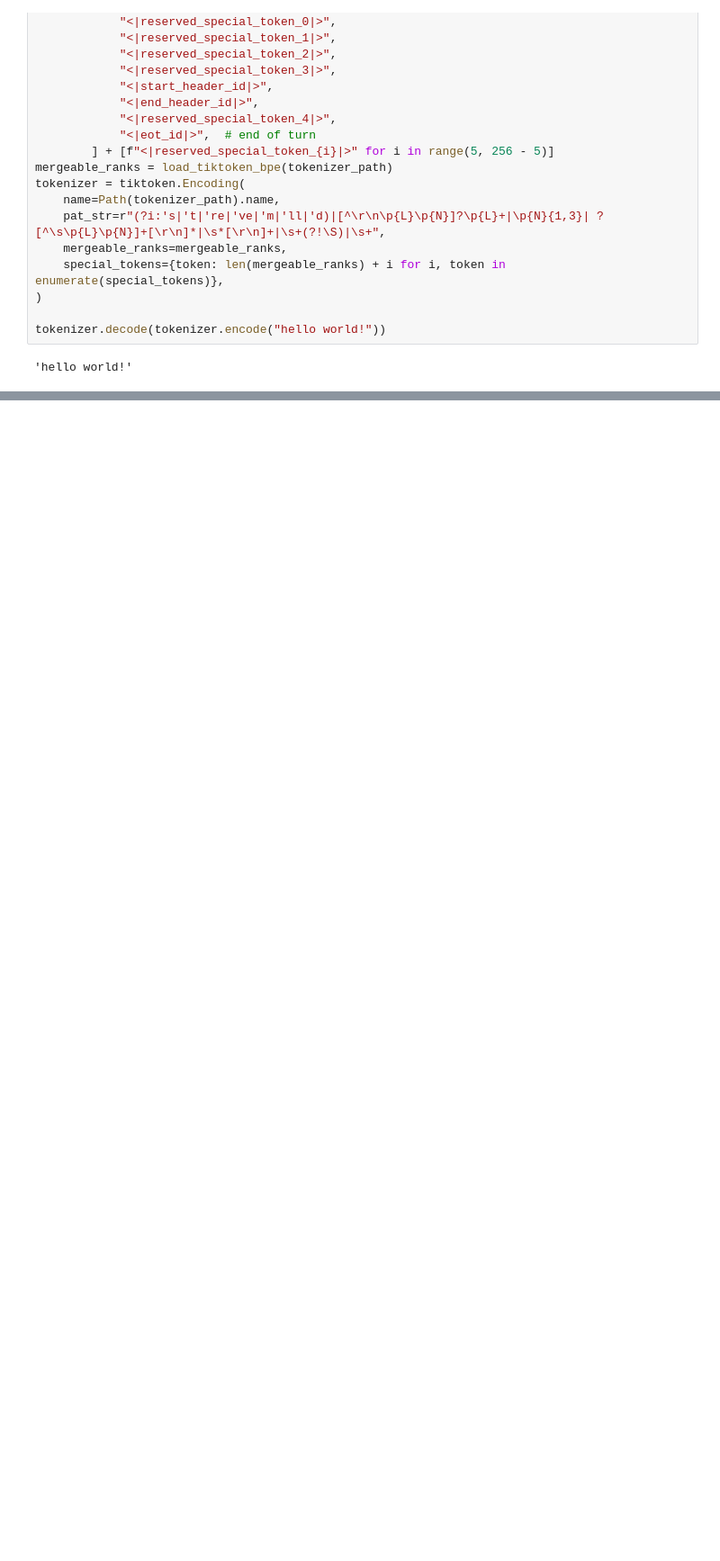
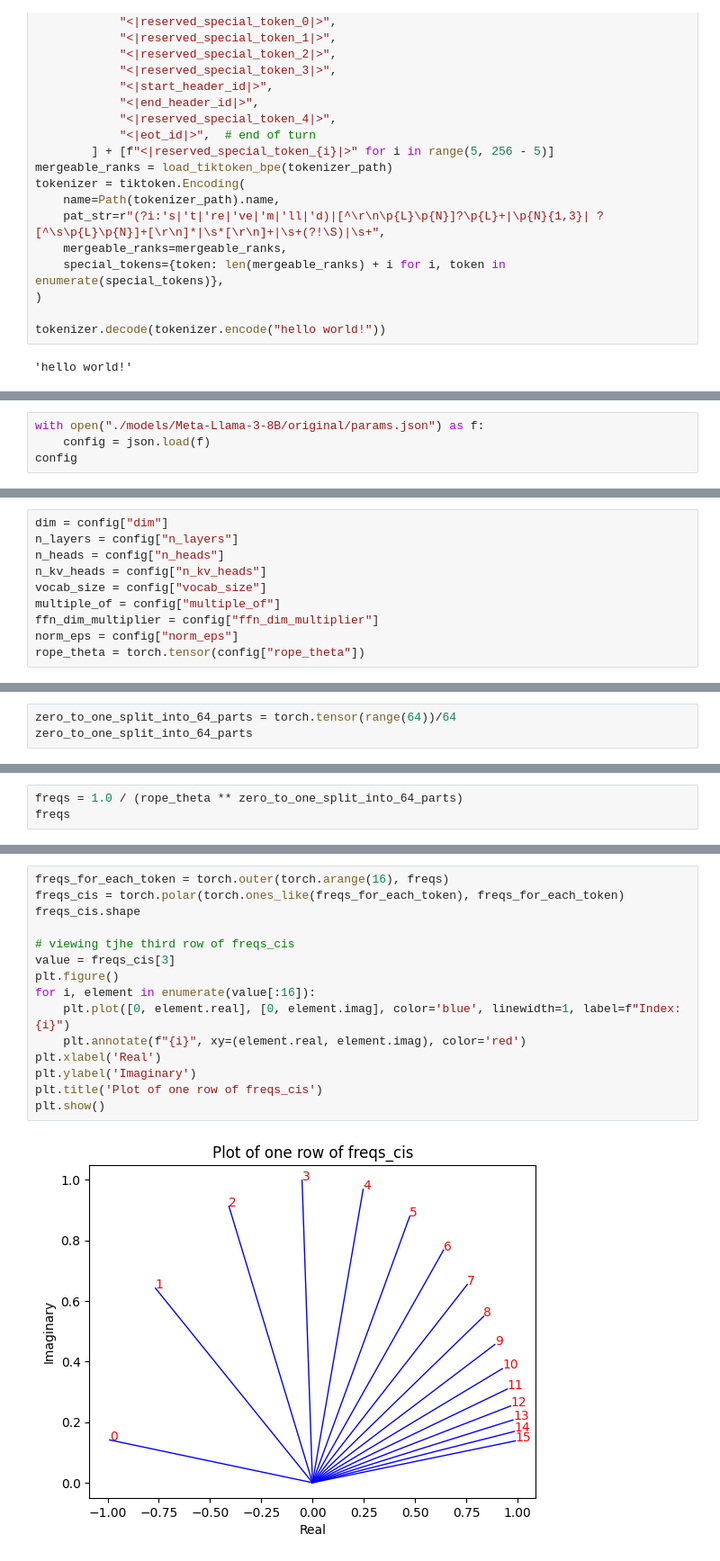
Before and after one commit to XavierZXY/llama3-from-scratch, a Jupyter notebook: llama3-scratch.ipynb, the cells around one changed output, grey strips where cells are left out. Shown at 90% size. Saved outputs shown, nothing was run; the diff lists cells and outputs as text; blank space fills up the shorter version.

```diff
--- a/llama3-scratch.ipynb
+++ b/llama3-scratch.ipynb
@@ -35,0 +60,4 @@ tokenizer.decode(tokenizer.encode("hello world!"))
+# %%
+with open("./models/Meta-Llama-3-8B/original/params.json") as f:
+    config = json.load(f)
+config
@@ -35,0 +80,10 @@ tokenizer.decode(tokenizer.encode("hello world!"))
+# %%
+dim = config["dim"]
+n_layers = config["n_layers"]
+n_heads = config["n_heads"]
+n_kv_heads = config["n_kv_heads"]
+vocab_size = config["vocab_size"]
+multiple_of = config["multiple_of"]
+ffn_dim_multiplier = config["ffn_dim_multiplier"]
+norm_eps = config["norm_eps"]
+rope_theta = torch.tensor(config["rope_theta"])
@@ -35,0 +196,3 @@ tokenizer.decode(tokenizer.encode("hello world!"))
+# %%
+zero_to_one_split_into_64_parts = torch.tensor(range(64))/64
+zero_to_one_split_into_64_parts
@@ -35,0 +208,3 @@ tokenizer.decode(tokenizer.encode("hello world!"))
+# %%
+freqs = 1.0 / (rope_theta ** zero_to_one_split_into_64_parts)
+freqs
@@ -35,0 +223,17 @@ tokenizer.decode(tokenizer.encode("hello world!"))
+# %%
+freqs_for_each_token = torch.outer(torch.arange(16), freqs)
+freqs_cis = torch.polar(torch.ones_like(freqs_for_each_token), freqs_for_each_token)
+freqs_cis.shape
+
+# viewing tjhe third row of freqs_cis
+value = freqs_cis[3]
+plt.figure()
+for i, element in enumerate(value[:16]):
+    plt.plot([0, element.real], [0, element.imag], color='blue', linewidth=1, label=f"Index: {i}")
+    plt.annotate(f"{i}", xy=(element.real, element.imag), color='red')
+plt.xlabel('Real')
+plt.ylabel('Imaginary')
+plt.title('Plot of one row of freqs_cis')
+plt.show()
+# %% [output]
+[figure, added]
```
Also changed, not shown: parts of 67 cells of this notebook.
